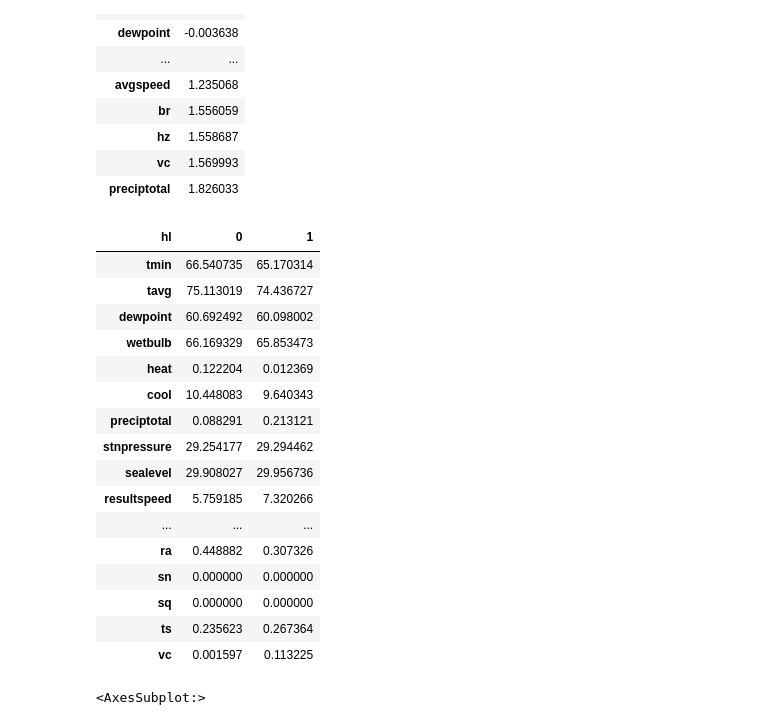
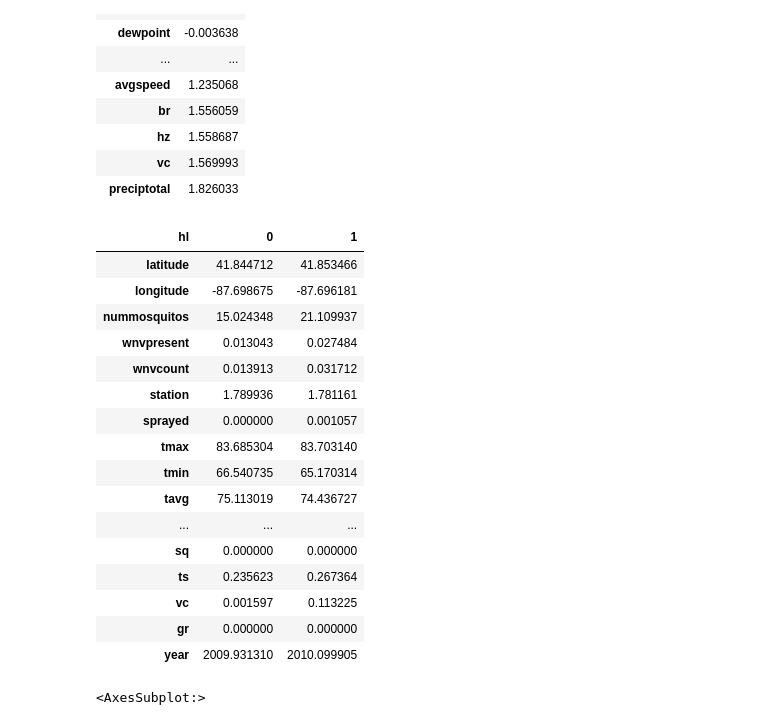
Before and after one commit to msamhz/GA-Project_4, a Jupyter notebook: code/test_data.ipynb, the cells around one changed output. Cells and saved outputs as stored; diff of their text form; code cells hidden in the pictures.

```diff
--- a/code/test_data.ipynb
+++ b/code/test_data.ipynb
@@ -715,5 +717,5 @@ merge_df.groupby('year')[['wnvcount', 'wnvpresent']].sum()
 | 2013 | 239.0 | 199.0 |
 # %%
 merge_df['hl'] = merge_df['year'].map(lambda x : 1 if x in [2007, 2013] else 0)
-merge_df['jul'] = merge_df['month'].map(lambda x : 1 if x == 7 else 0)
-merge_df['jul_int'] = merge_df['jul']*merge_df['preciptotal']
+# merge_df['jul'] = merge_df['month'].map(lambda x : 1 if x == 7 else 0)
+# merge_df['jul_int'] = merge_df['jul']*merge_df['preciptotal']
@@ -776,25 +774,25 @@ pd.DataFrame(data = logreg.coef_,
 | vc | 1.569993 |
 | preciptotal | 1.826033 |
 # %%
-t1.groupby('hl').mean().T
+train_1.groupby('hl').mean().T
 # %% [output]
 | hl | 0 | 1 |
+| latitude | 41.844712 | 41.853466 |
+| longitude | -87.698675 | -87.696181 |
+| nummosquitos | 15.024348 | 21.109937 |
+| wnvpresent | 0.013043 | 0.027484 |
+| wnvcount | 0.013913 | 0.031712 |
+| station | 1.789936 | 1.781161 |
+| sprayed | 0.000000 | 0.001057 |
+| tmax | 83.685304 | 83.703140 |
 | tmin | 66.540735 | 65.170314 |
 | tavg | 75.113019 | 74.436727 |
-| dewpoint | 60.692492 | 60.098002 |
-| wetbulb | 66.169329 | 65.853473 |
-| heat | 0.122204 | 0.012369 |
-| cool | 10.448083 | 9.640343 |
-| preciptotal | 0.088291 | 0.213121 |
-| stnpressure | 29.254177 | 29.294462 |
-| sealevel | 29.908027 | 29.956736 |
-| resultspeed | 5.759185 | 7.320266 |
 | ... | ... | ... |
-| ra | 0.448882 | 0.307326 |
-| sn | 0.000000 | 0.000000 |
 | sq | 0.000000 | 0.000000 |
 | ts | 0.235623 | 0.267364 |
 | vc | 0.001597 | 0.113225 |
+| gr | 0.000000 | 0.000000 |
+| year | 2009.931310 | 2010.099905 |
 # %%
 t1.loc[(t1['hl']==1) & t1['preciptotal']>0, 'preciptotal'].hist(bins=50)
 # %% [output]
```
Also changed, not shown: parts of 26 cells of this notebook, 1 other file.
